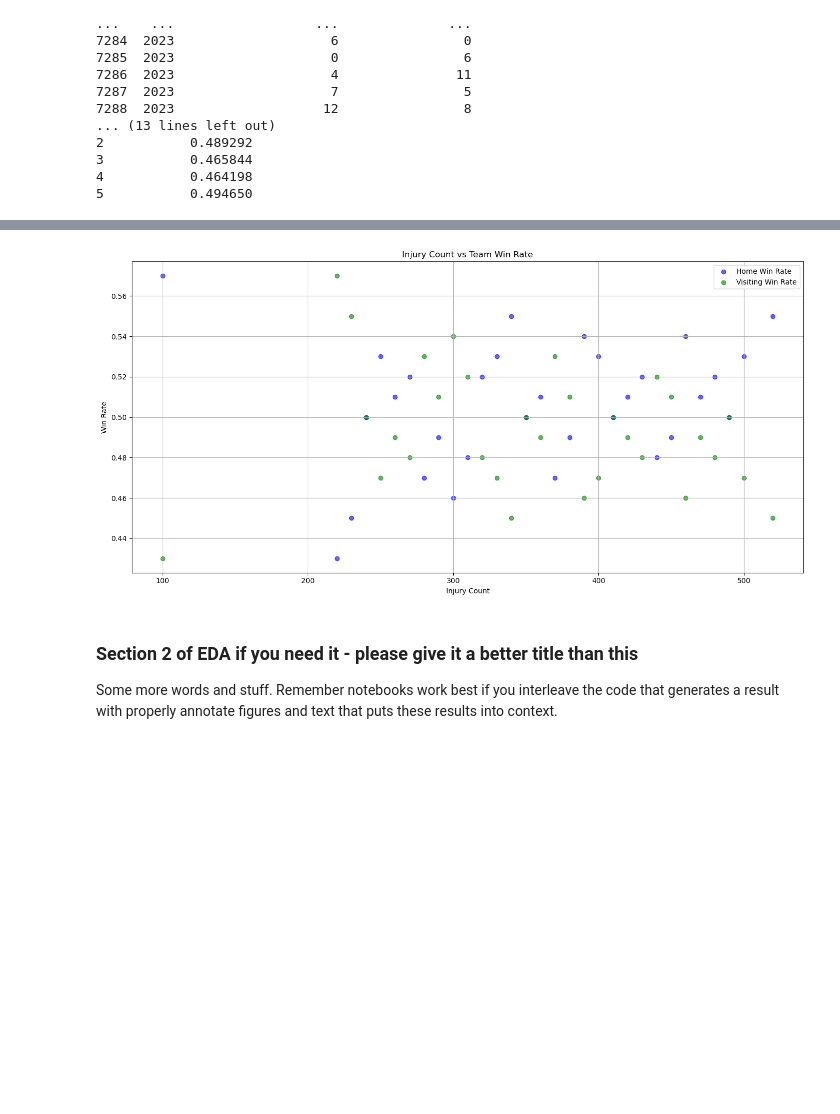
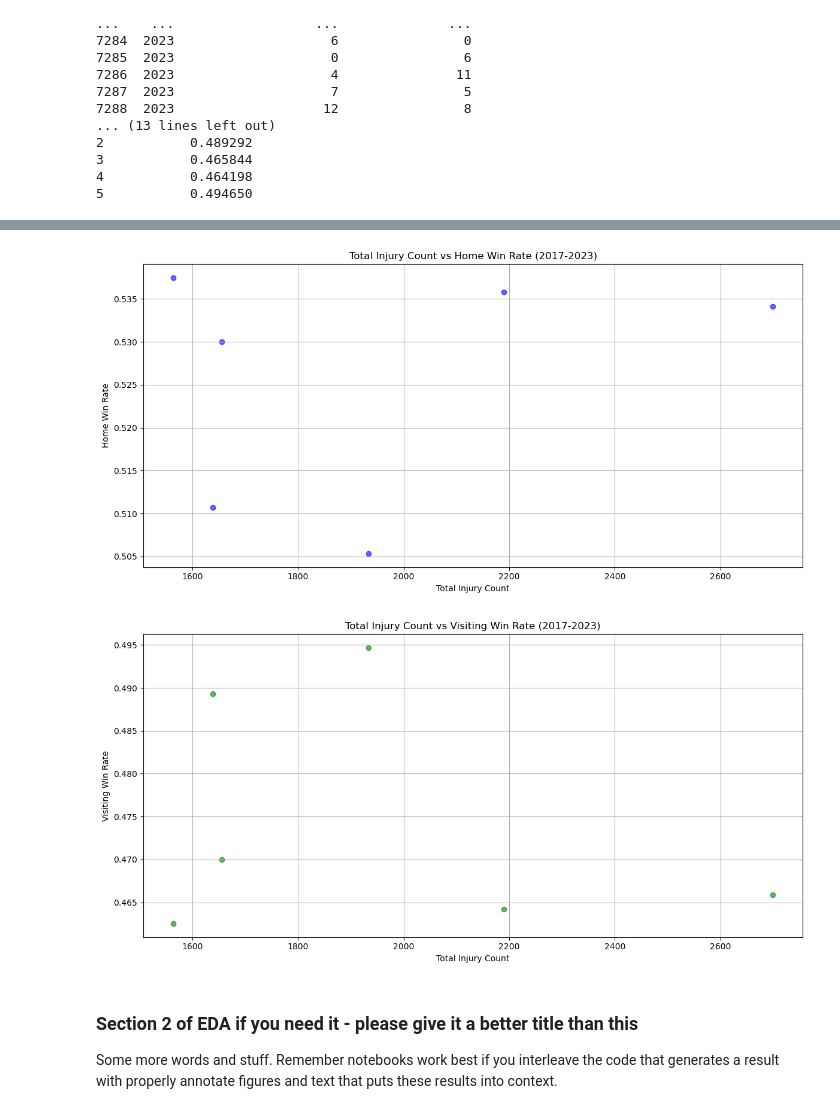
Before and after one commit to Al-Zhen/COGS108-Project, a Jupyter notebook: EDACheckpoint_Group071_FA24.ipynb, the cells around one changed output, grey strips where cells are left out. Drawn from its saved outputs; the diff is of its cells as text; code cells hidden in the pictures; blank space fills up the shorter version.

```diff
--- a/EDACheckpoint_Group071_FA24.ipynb
+++ b/EDACheckpoint_Group071_FA24.ipynb
@@ -659,0 +696,15 @@ plt.show()
+# %%
+if 'Date' in injury_df.columns:
+    injury_df['Date'] = pd.to_datetime(injury_df['Date'], errors='coerce')
+    injury_df['Year'] = injury_df['Date'].dt.year
+else:
+    print("The CSV file must contain a 'Date' column.")
+
+# Calculate the total number of injuries for each year
+if 'Year' in injury_df.columns:
+    yearly_injury_count = injury_df.groupby('Year').size().reset_index(name='Total Injury Count')
+
+    # Print the total number of injuries for each year
+    print(yearly_injury_count)
+else:
+    print("The CSV file must contain a 'Year' column.")
@@ -739,34 +798,33 @@ print(yearly_stats)
 4           0.464198
 5           0.494650
 # %%
-team_injury_df = pd.DataFrame(list(team_injury_counts.items()), columns=['Team', 'Injury Count'])
+# Convert 'Year' columns to integers for merging
+yearly_stats['Year'] = yearly_stats['Year'].astype(int)
+yearly_injury_count['Year'] = yearly_injury_count['Year'].astype(int)
 
-# Use the previously calculated win rate data
-# This data is from the merged win rate results calculated earlier, so there's no need for manual input
-# yearly_stats_df already contains the home and visiting win rates for each team
+# Merge yearly_stats and yearly_injury_count
+combined_stats = pd.merge(yearly_stats, yearly_injury_count, on='Year', how='inner')
 
-# Merge the injury data and win rate data
-combined_stats = pd.merge(yearly_stats_df, team_injury_df, on='Team', how='inner')
-
-# Print the merged dataframe to verify if the data has merged correctly
+# Print the merged dataframe to check
 print(combined_stats)
 
-# Plot scatter plot: Injury frequency vs Win rate
-plt.figure(figsize=(14, 7))
-
-# Plot Home Win Rate vs Injury Count
-plt.scatter(combined_stats['Injury Count'], combined_stats['Home Win Rate'], color='blue', label='Home Win Rate', alpha=0.6)
-# Plot Visiting Win Rate vs Injury Count
-plt.scatter(combined_stats['Injury Count'], combined_stats['Visiting Win Rate'], color='green', label='Visiting Win Rate', alpha=0.6)
-
-# Set chart information
-plt.xlabel('Injury Count')
-plt.ylabel('Win Rate')
-plt.title('Injury Count vs Team Win Rate')
-plt.legend()
+# Plot scatter plot: Total Injury Count vs Home Win Rate
+plt.figure(figsize=(12, 6))
+plt.scatter(combined_stats['Total Injury Count'], combined_stats['Home Win Rate'], color='blue', alpha=0.6)
+plt.xlabel('Total Injury Count')
+plt.ylabel('Home Win Rate')
+plt.title('Total Injury Count vs Home Win Rate (2017-2023)')
 plt.grid(True)
 plt.tight_layout()
+plt.show()
 
-# Show chart
+# Plot scatter plot: Total Injury Count vs Visiting Win Rate
+plt.figure(figsize=(12, 6))
+plt.scatter(combined_stats['Total Injury Count'], combined_stats['Visiting Win Rate'], color='green', alpha=0.6)
+plt.xlabel('Total Injury Count')
+plt.ylabel('Visiting Win Rate')
+plt.title('Total Injury Count vs Visiting Win Rate (2017-2023)')
+plt.grid(True)
+plt.tight_layout()
 plt.show()
 # %% [output]
@@ -790,4 +846,5 @@ plt.show()
-[figure, old version]
+[figure, new version]
+[figure, added]
 # %%
 ## YOUR CODE HERE
 ## FEEL FREE TO ADD MULTIPLE CELLS PER SECTION
```
Also changed, not shown: parts of 5 cells of this notebook.
